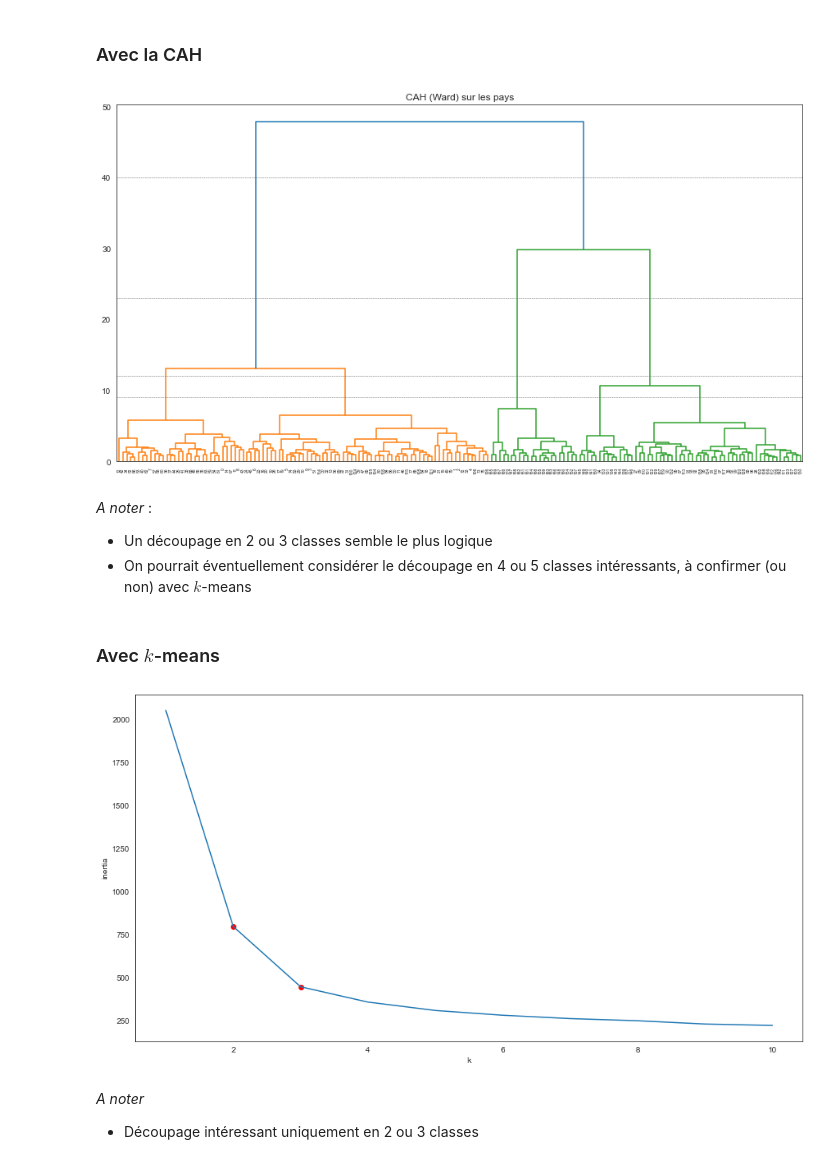
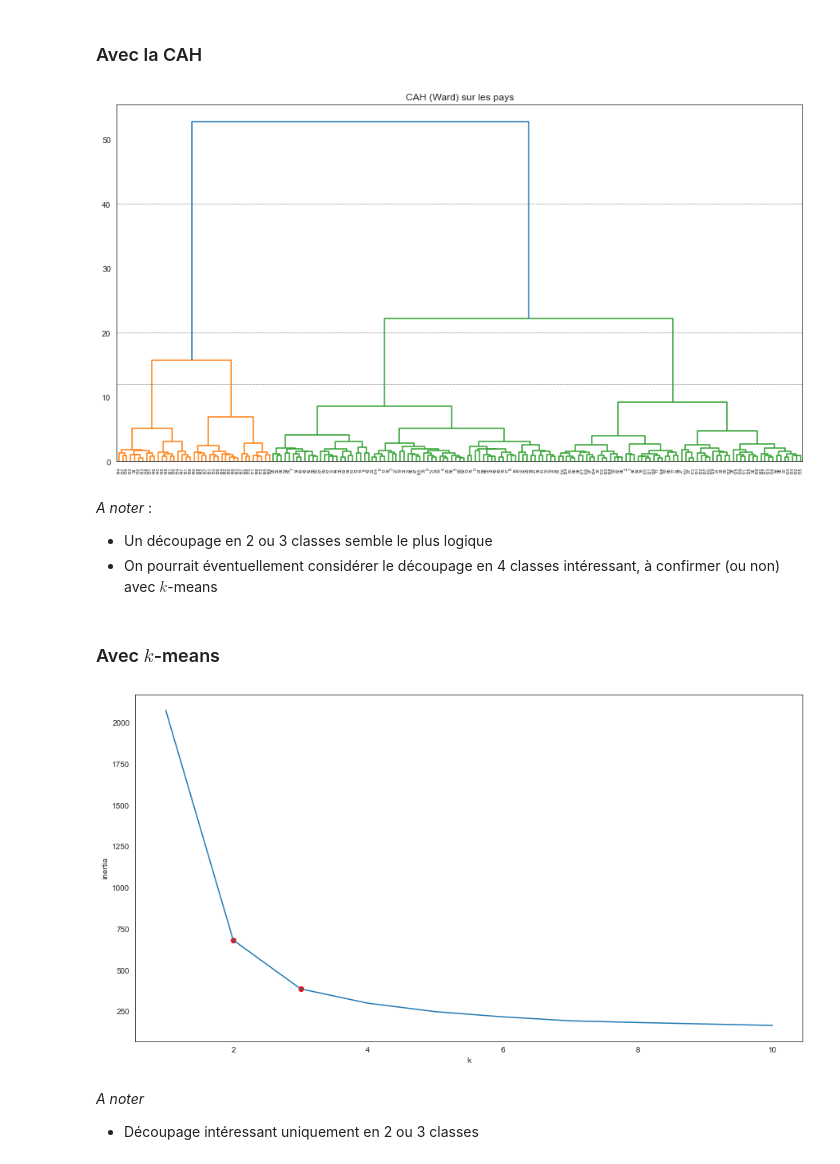
Before and after one commit to fxjollois/cours-2022-2023, a Jupyter notebook: lp-iot--python-ds/seance3-classification-correction.ipynb, the cells around one changed output. Drawn from its saved outputs; the diff is of its cells as text; code cells hidden in the pictures.

```diff
--- a/lp-iot--python-ds/seance3-classification-correction.ipynb
+++ b/lp-iot--python-ds/seance3-classification-correction.ipynb
@@ -9,9 +9,9 @@ seaborn.set_style("white") # change le style par défaut des graphiques seaborn
 
 %matplotlib inline
 # %%
-had = pandas.read_csv("https://crudata.uea.ac.uk/cru/data/temperature/HadCRUT4-gl.dat", header=None)
+had = pandas.read_csv("https://crudata.uea.ac.uk/cru/data/temperature/HadCRUT5.0Analysis_gl.txt", header=None)
 donnees = pandas.DataFrame(
     [list(map(lambda v: float(v), filter(lambda v: v!= "", h.split(" ")))) for h in had[0][::2]],
     columns = ["Year", "Jan", "Feb", "Mar", "Apr", "May", "Jun", "Jul", "Aug", "Sep", "Oct", "Nov", "Dec", "Annual"]
-)
-donnees = donnees.query('Year < 2021')
+).query("Year < 2023")
+donnees.tail()
@@ -33,41 +40,40 @@ hac = AgglomerativeClustering(distance_threshold=0, n_clusters=None).fit(donnees
 from scipy.cluster.hierarchy import dendrogram
 
 def plot_dendrogram(model, **kwargs):
     # Create linkage matrix and then plot the dendrogram
 
     # create the counts of samples under each node
     counts = numpy.zeros(model.children_.shape[0])
     n_samples = len(model.labels_)
     for i, merge in enumerate(model.children_):
         current_count = 0
         for child_idx in merge:
             if child_idx < n_samples:
                 current_count += 1  # leaf node
             else:
                 current_count += counts[child_idx - n_samples]
         counts[i] = current_count
 
     linkage_matrix = numpy.column_stack([model.children_, model.distances_, counts]).astype(float)
 
     # Plot the corresponding dendrogram
     dendrogram(linkage_matrix, **kwargs)
 
 plt.figure(figsize = (15, 8))
 plt.title("CAH (Ward) sur les pays")
 # plot the top three levels of the dendrogram
 plot_dendrogram(hac)
 plt.axhline(y = 40, linewidth = .5, color = "dimgray", linestyle = "--")
-plt.axhline(y = 23, linewidth = .5, color = "dimgray", linestyle = "--")
+plt.axhline(y = 20, linewidth = .5, color = "dimgray", linestyle = "--")
 plt.axhline(y = 12, linewidth = .5, color = "dimgray", linestyle = "--")
-plt.axhline(y =  9, linewidth = .5, color = "dimgray", linestyle = "--")
 plt.show()
 # %% [output]
-[figure, old version]
+[figure, new version]
 # %% [markdown]
 *A noter* :
 
 - Un découpage en 2 ou 3 classes semble le plus logique
-- On pourrait éventuellement considérer le découpage en 4 ou 5 classes intéressants, à confirmer (ou non) avec $k$-means
+- On pourrait éventuellement considérer le découpage en 4 classes intéressant, à confirmer (ou non) avec $k$-means
 # %% [markdown]
 ### Avec $k$-means
 # %%
@@ -85,7 +91,7 @@ plt.scatter(2, inertia.query('k == 2')["inertia"], c = "red")
 plt.scatter(3, inertia.query('k == 3')["inertia"], c = "red")
 plt.show()
 # %% [output]
-[figure, old version]
+[figure, new version]
 # %% [markdown]
 *A noter*
 
```
Also changed, not shown: parts of 11 cells of this notebook, 1 other file.
